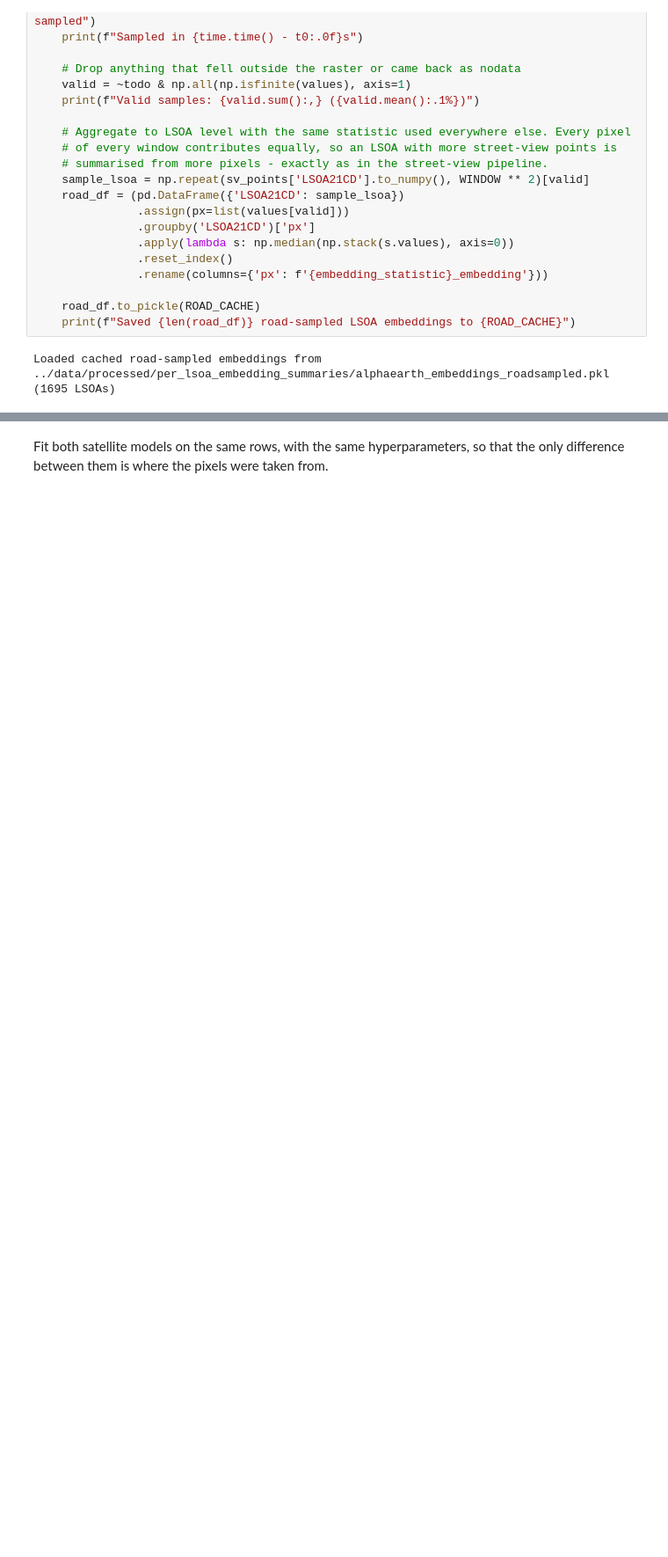
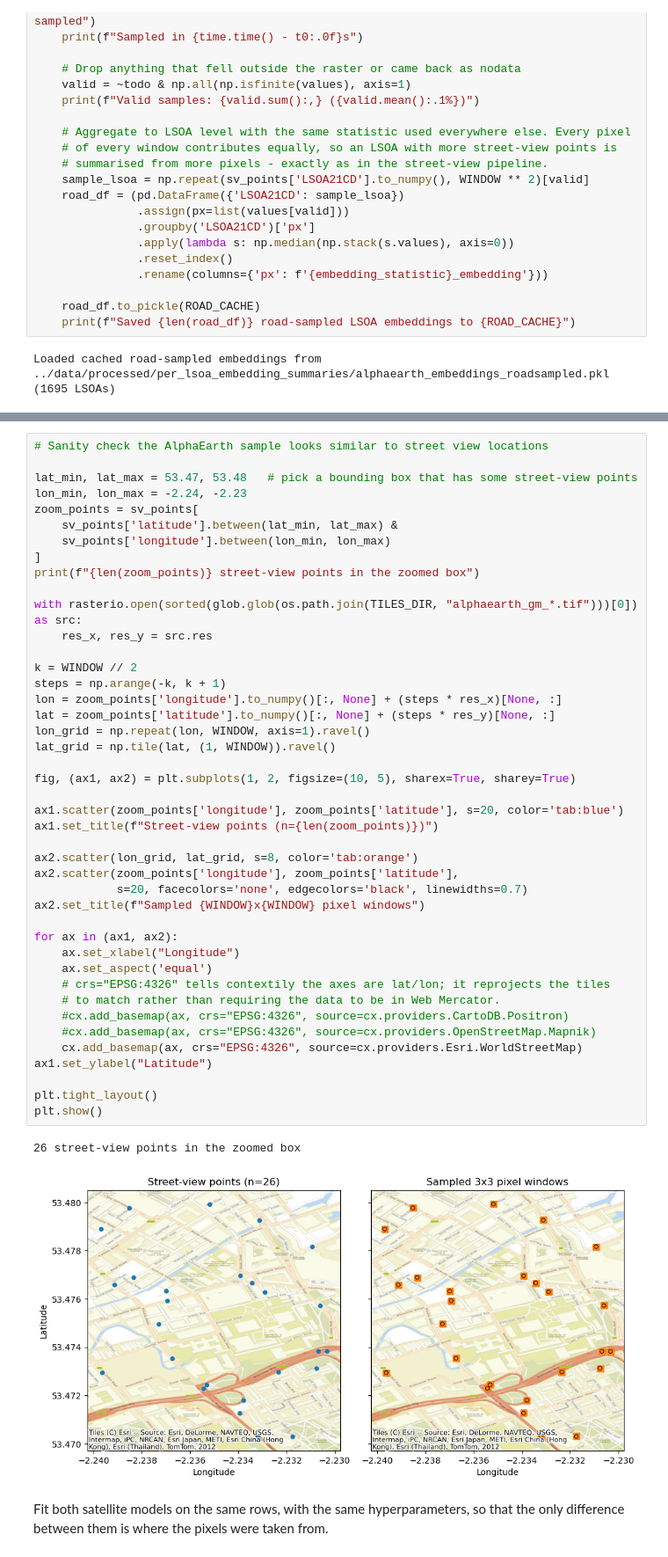
Before and after one commit to Urban-Analytics/INTEGRATE-Embeddings-Deprivation, a Jupyter notebook: notebooks/9b-RunModelWithAlphaEarthEmbeddings.ipynb, the cells around one changed output, grey strips where cells are left out. Shown at 88% size. Cells and saved outputs as stored; diff of their text form; blank space fills up the shorter version.

```diff
--- a/notebooks/9b-RunModelWithAlphaEarthEmbeddings.ipynb
+++ b/notebooks/9b-RunModelWithAlphaEarthEmbeddings.ipynb
@@ -853,3 +853,49 @@ Loaded cached road-sampled embeddings from ../data/processed/per_lsoa_embedding_
+# %%
+# Sanity check the AlphaEarth sample looks similar to street view locations
+
+lat_min, lat_max = 53.47, 53.48   # pick a bounding box that has some street-view points
+lon_min, lon_max = -2.24, -2.23
+zoom_points = sv_points[
+    sv_points['latitude'].between(lat_min, lat_max) &
+    sv_points['longitude'].between(lon_min, lon_max)
+]
+print(f"{len(zoom_points)} street-view points in the zoomed box")
+
+with rasterio.open(sorted(glob.glob(os.path.join(TILES_DIR, "alphaearth_gm_*.tif")))[0]) as src:
+    res_x, res_y = src.res
+
+k = WINDOW // 2
+steps = np.arange(-k, k + 1)
+lon = zoom_points['longitude'].to_numpy()[:, None] + (steps * res_x)[None, :]
+lat = zoom_points['latitude'].to_numpy()[:, None] + (steps * res_y)[None, :]
+lon_grid = np.repeat(lon, WINDOW, axis=1).ravel()
+lat_grid = np.tile(lat, (1, WINDOW)).ravel()
+
+fig, (ax1, ax2) = plt.subplots(1, 2, figsize=(10, 5), sharex=True, sharey=True)
+
+ax1.scatter(zoom_points['longitude'], zoom_points['latitude'], s=20, color='tab:blue')
+ax1.set_title(f"Street-view points (n={len(zoom_points)})")
+
+ax2.scatter(lon_grid, lat_grid, s=8, color='tab:orange')
+ax2.scatter(zoom_points['longitude'], zoom_points['latitude'],
+            s=20, facecolors='none', edgecolors='black', linewidths=0.7)
+ax2.set_title(f"Sampled {WINDOW}x{WINDOW} pixel windows")
+
+for ax in (ax1, ax2):
+    ax.set_xlabel("Longitude")
+    ax.set_aspect('equal')
+    # crs="EPSG:4326" tells contextily the axes are lat/lon; it reprojects the tiles
+    # to match rather than requiring the data to be in Web Mercator.
+    #cx.add_basemap(ax, crs="EPSG:4326", source=cx.providers.CartoDB.Positron)
+    #cx.add_basemap(ax, crs="EPSG:4326", source=cx.providers.OpenStreetMap.Mapnik)
+    cx.add_basemap(ax, crs="EPSG:4326", source=cx.providers.Esri.WorldStreetMap)
+ax1.set_ylabel("Latitude")
+
+plt.tight_layout()
+plt.show()
+# %% [output]
+26 street-view points in the zoomed box
+[figure, added]
 # %% [markdown]
 Fit both satellite models on the same rows, with the same hyperparameters, so that the
 only difference between them is where the pixels were taken from.
```
Also changed, not shown: parts of 6 cells of this notebook, 2 other files.
